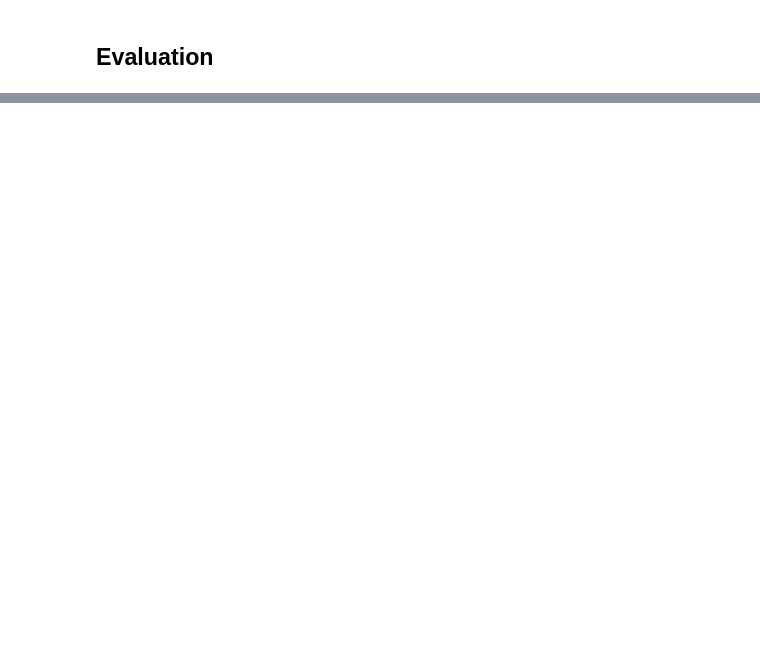
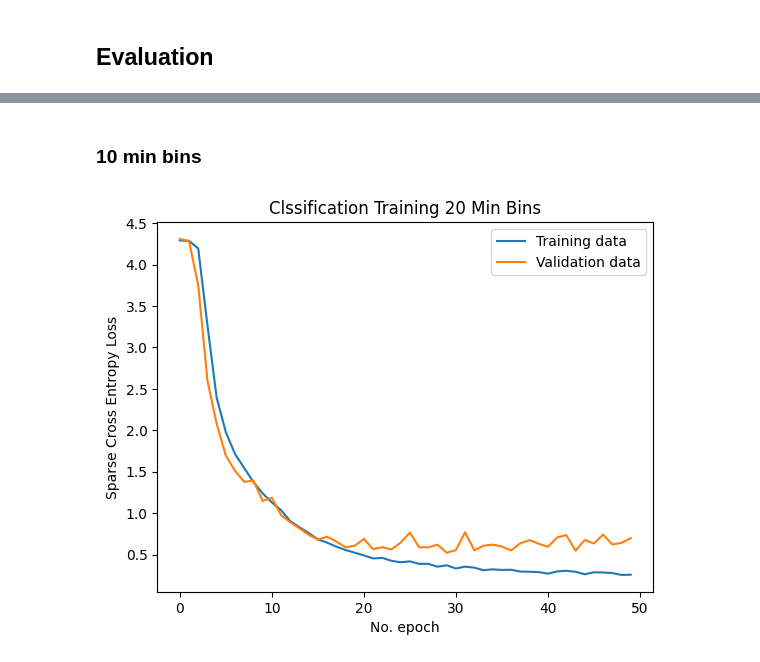
Before and after one commit to JasperSche/DL_A2, a Jupyter notebook: task_2_classification.ipynb, the cells around one changed output, grey strips where cells are left out. Drawn from its saved outputs; the diff is of its cells as text; code cells hidden in the pictures; blank space fills up the shorter version.

```diff
--- a/task_2_classification.ipynb
+++ b/task_2_classification.ipynb
@@ -149,0 +194,34 @@ model_class_20.set_weights(model_class.weights)
+# %%
+model_class.add(layers.Conv2D(filters=16,kernel_size=5,input_shape = input_shape))
+model_class.add(layers.MaxPooling2D(2))
+
+model_class.add(layers.Conv2D(filters=32, kernel_size=5))
+model_class.add(layers.MaxPooling2D(2))
+
+model_class.add(layers.Conv2D(filters=64, kernel_size=3))
+model_class.add(layers.Conv2D(filters=64, kernel_size=3))
+model_class.add(layers.MaxPooling2D(2))
+
+model_class.add(layers.Flatten())
+model_class.add(layers.Dense(256, activation="relu"))
+model_class.add(layers.Dropout(0.05))
+
+model_class.add(layers.Dense(128, activation="relu"))
+model_class.add(layers.Dropout(0.05))
+
+model_class.add(layers.Dense(64, activation="relu"))
+model_class.add(layers.Dropout(0.05))
+
+model_class.add(layers.Dense(output_nodes, activation="softmax"))
+
+model_class.compile(optimizer="adam",loss="sparse_categorical_crossentropy" )
+# %%
+hist_clas_10 = model_class.fit(
+    X_clas_train,y_clas_train,
+    validation_split=0.1,
+    epochs=n_epochs,
+    batch_size=32
+)
+
+
+y_pred_10 = model_class.predict(X_clas_test)
@@ -182,0 +380,12 @@ weighted avg       0.79      0.78      0.78      1800
+# %% [markdown]
+### 10 min bins
+# %%
+plt.plot(hist_clas_10.history['loss'], label='Training data')
+plt.plot(hist_clas_10.history['val_loss'], label='Validation data')
+plt.title('Clssification Training 20 Min Bins')
+plt.ylabel('Sparse Cross Entropy Loss')
+plt.xlabel('No. epoch')
+plt.legend(loc="upper right")
+plt.show()
+# %% [output]
+[figure, added]
```
Also changed, not shown: parts of 25 cells of this notebook, 1 other file.
